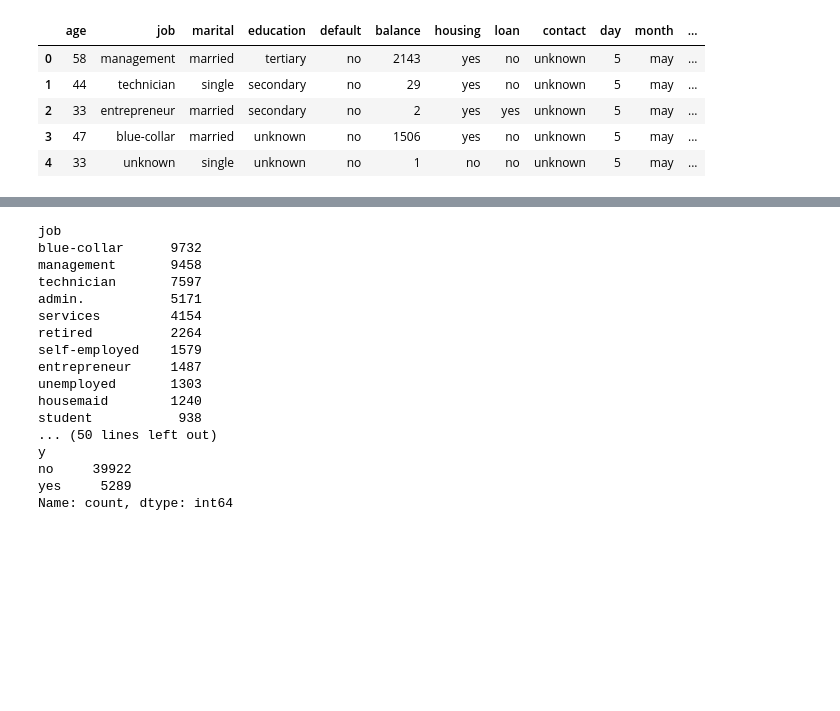
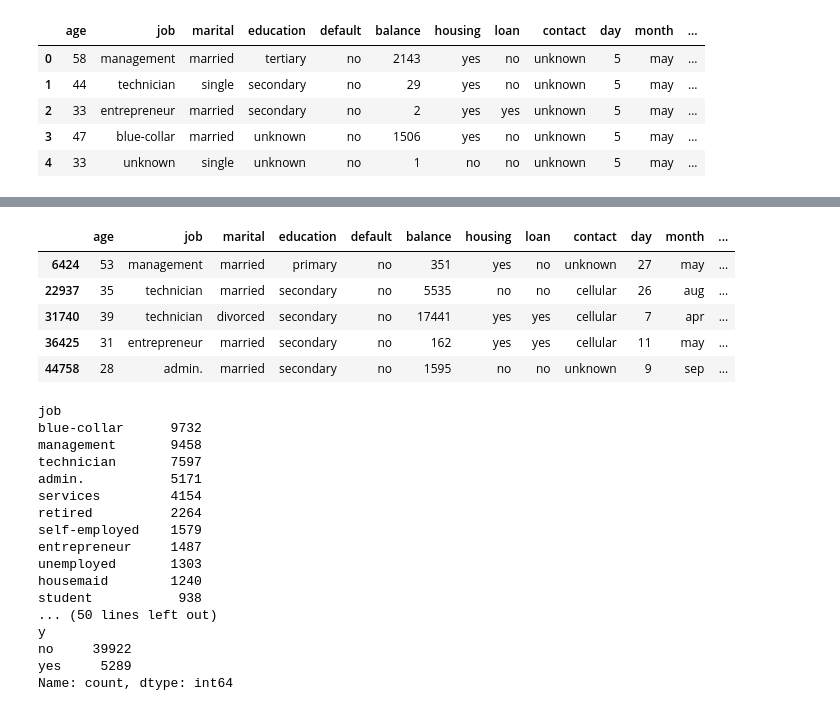
Before and after one commit to BhaskarMishra05/Binary-Classification-of-Bank, a Jupyter notebook: notebooks/eda.ipynb, the cells around one changed output, grey strips where cells are left out. Drawn from its saved outputs; the diff is of its cells as text; code cells hidden in the pictures; blank space fills up the shorter version.

```diff
--- a/notebooks/eda.ipynb
+++ b/notebooks/eda.ipynb
@@ -36,3 +36,13 @@ df.describe(include='number')
+# %%
+x= df[df['duration']<2]
+x
+# %% [output]
+|  | age | job | marital | education | default | balance | housing | loan | contact | day | month | ... |
+| 6424 | 53 | management | married | primary | no | 351 | yes | no | unknown | 27 | may | ... |
+| 22937 | 35 | technician | married | secondary | no | 5535 | no | no | cellular | 26 | aug | ... |
+| 31740 | 39 | technician | divorced | secondary | no | 17441 | yes | yes | cellular | 7 | apr | ... |
+| 36425 | 31 | entrepreneur | married | secondary | no | 162 | yes | yes | cellular | 11 | may | ... |
+| 44758 | 28 | admin. | married | secondary | no | 1595 | no | no | unknown | 9 | sep | ... |
 # %%
 for x in df.select_dtypes(include=['object']).columns:
     print(df[x].value_counts())
```
Also changed, not shown: parts of 1 cell of this notebook, 5 other files.
